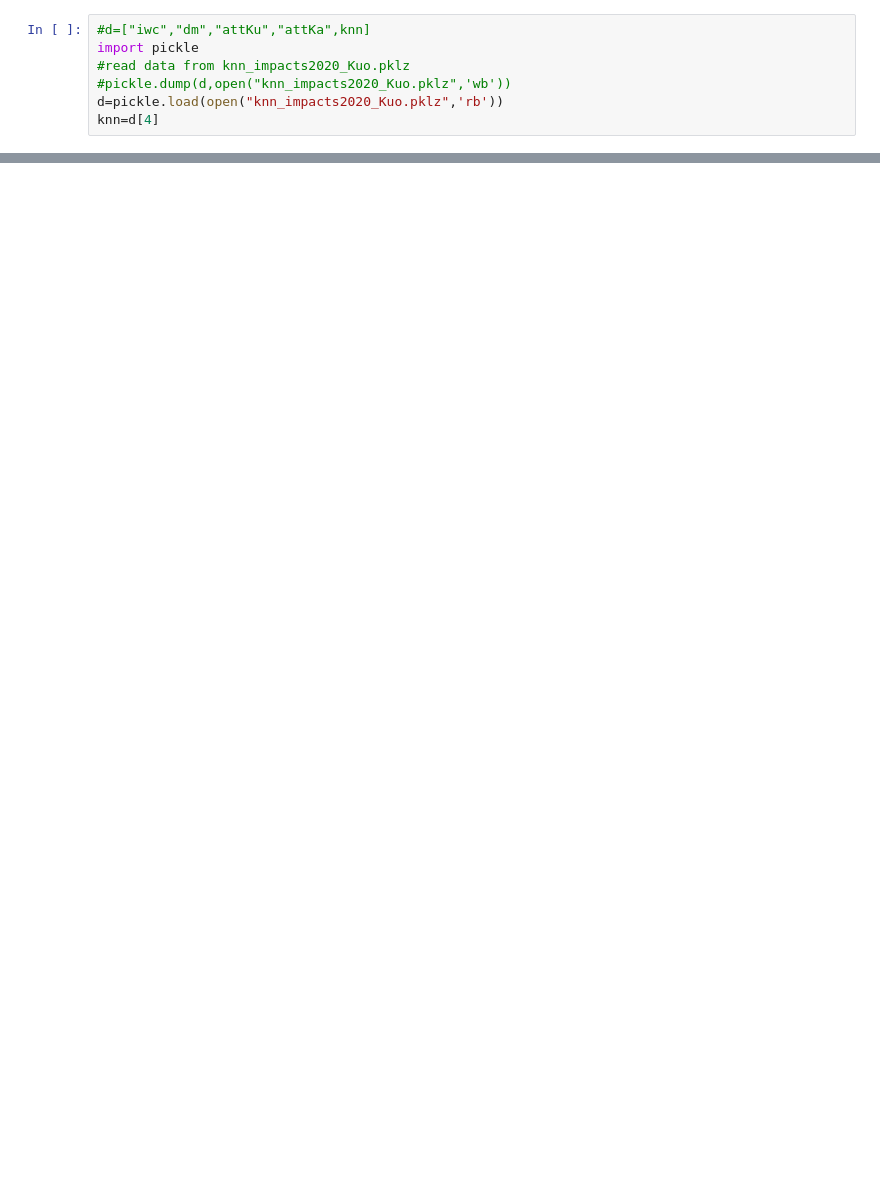
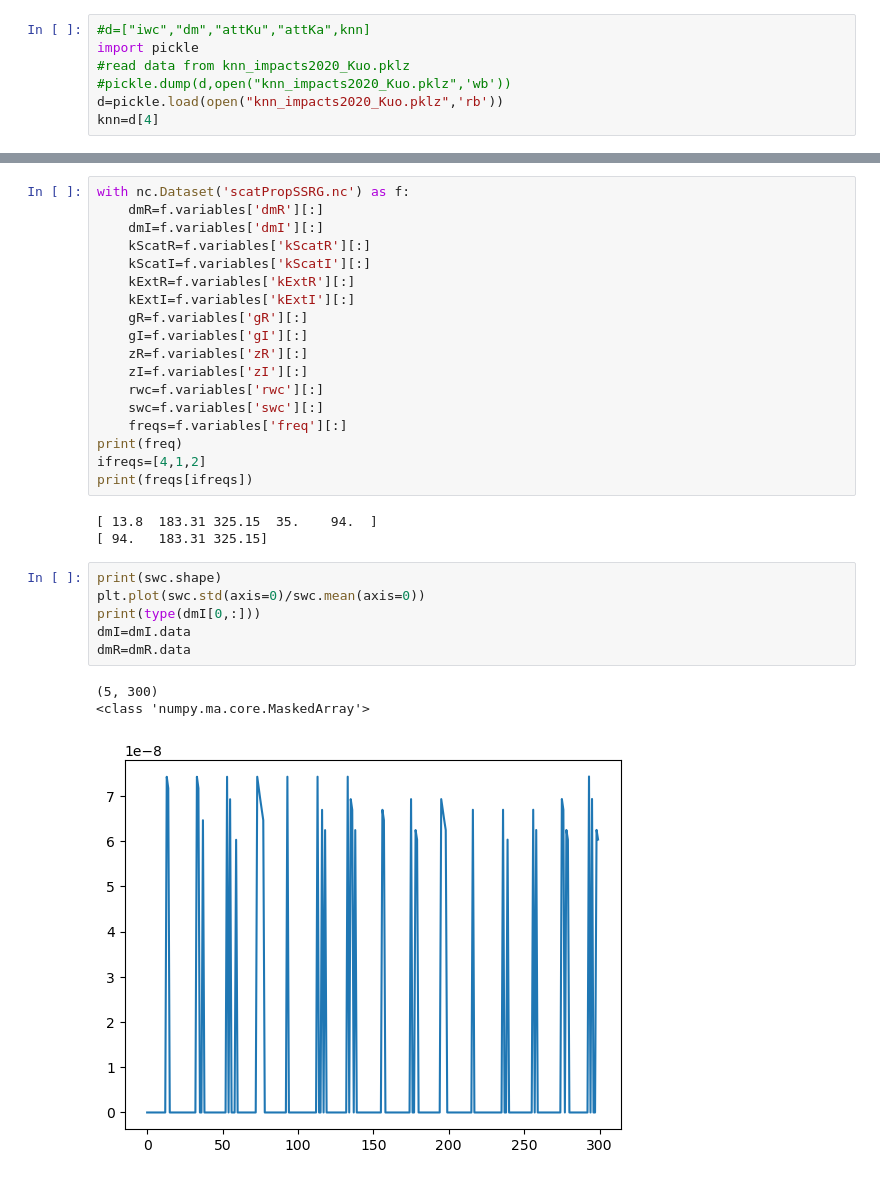
Before and after one commit to mgrecu35/aos, a Jupyter notebook: Synergy_KuW/airborne/plotIMPACTS_2023_0217.ipynb, the cells around one changed output, grey strips where cells are left out. Cells and saved outputs as stored; diff of their text form; blank space fills up the shorter version.

```diff
--- a/Synergy_KuW/airborne/plotIMPACTS_2023_0217.ipynb
+++ b/Synergy_KuW/airborne/plotIMPACTS_2023_0217.ipynb
@@ -27,0 +189,31 @@ ax.add_feature(cartopy.feature.STATES)
+# %%
+with nc.Dataset('scatPropSSRG.nc') as f:
+    dmR=f.variables['dmR'][:]
+    dmI=f.variables['dmI'][:]
+    kScatR=f.variables['kScatR'][:]
+    kScatI=f.variables['kScatI'][:]
+    kExtR=f.variables['kExtR'][:]
+    kExtI=f.variables['kExtI'][:]
+    gR=f.variables['gR'][:]
+    gI=f.variables['gI'][:]
+    zR=f.variables['zR'][:]
+    zI=f.variables['zI'][:]
+    rwc=f.variables['rwc'][:]
+    swc=f.variables['swc'][:]
+    freqs=f.variables['freq'][:]
+print(freq)
+ifreqs=[4,1,2]
+print(freqs[ifreqs])
+# %% [output]
+[ 13.8  183.31 325.15  35.    94.  ]
+[ 94.   183.31 325.15]
+# %%
+print(swc.shape)
+plt.plot(swc.std(axis=0)/swc.mean(axis=0))
+print(type(dmI[0,:]))
+dmI=dmI.data
+dmR=dmR.data
+# %% [output]
+(5, 300)
+<class 'numpy.ma.core.MaskedArray'>
+[figure, added]
```
Also changed, not shown: parts of 7 cells of this notebook, 2 other files.
